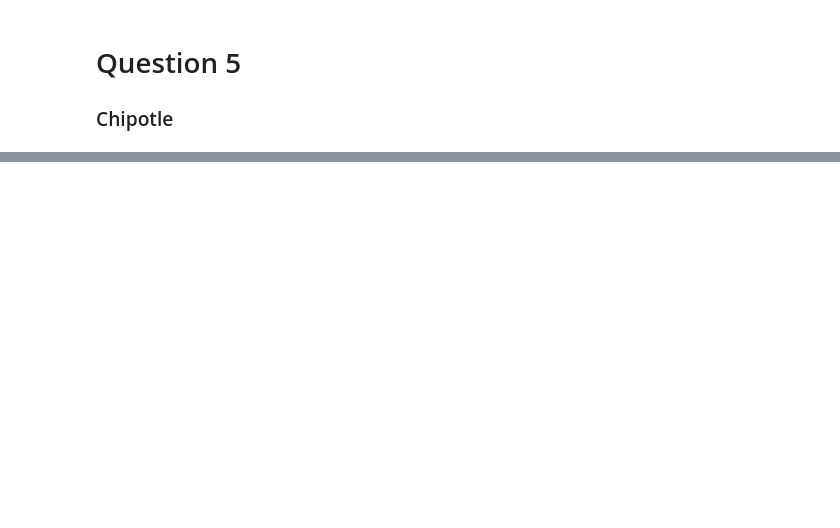
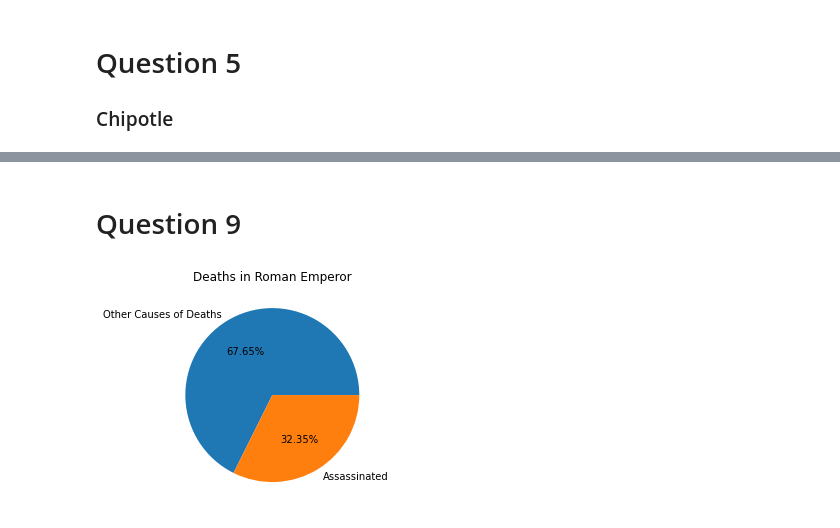
Before and after one commit to Yuvraj-Singh24/Yuvraj.Singh.BDAT1004PS3, a Jupyter notebook: Untitled.ipynb, the cells around one changed output, grey strips where cells are left out. Cells and saved outputs as stored; diff of their text form; code cells hidden in the pictures; blank space fills up the shorter version.

```diff
--- a/Untitled.ipynb
+++ b/Untitled.ipynb
@@ -610,0 +892,16 @@ import pandas as pd
+# %% [markdown]
+# Question 9
+# %%
+roman_emperor_data = pd.read_csv('roman-emperor-reigns.csv')
+roman_emperor_data.head()
+
+lower_data = roman_emperor_data.where(roman_emperor_data.Cause_of_Death=="Assassinated").Cause_of_Death.count()
+remaining = roman_emperor_data.Cause_of_Death.count() - lower_data
+
+labels = ["Other Causes of Deaths","Assassinated"]
+plt.pie([remaining, lower_data],labels=labels,autopct='%.2f%%')
+plt.title("Deaths in Roman Emperor")
+
+plt.show()
+# %% [output]
+[figure, added]
```
Also changed, not shown: parts of 40 cells of this notebook.
